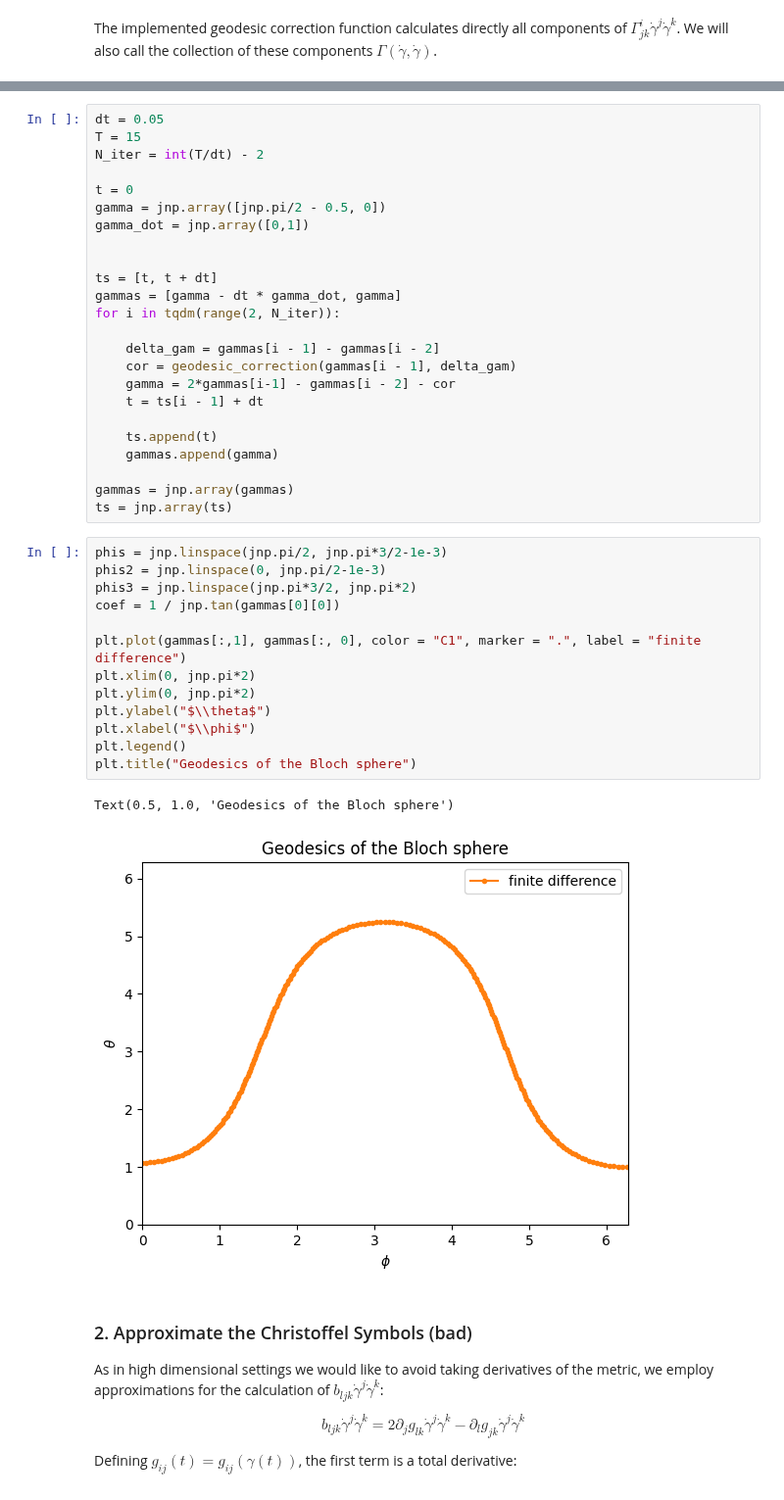
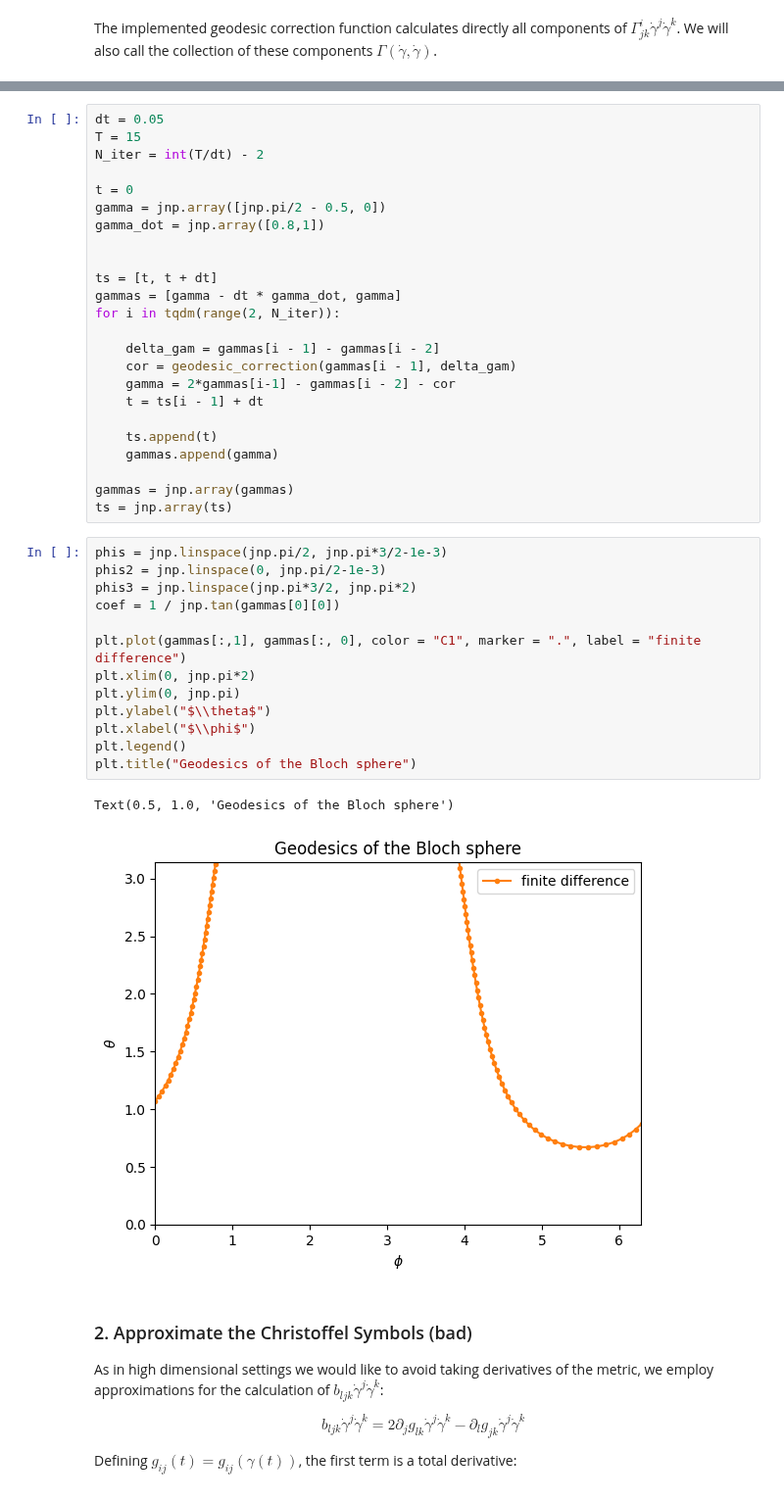
Before and after one commit to evanwonisch/NeuralQuantumStates, a Jupyter notebook: run/geodesics/bloch_sphere.ipynb, the cells around one changed output, grey strips where cells are left out. Shown at 98% size. Drawn from its saved outputs; the diff is of its cells as text.

```diff
--- a/run/geodesics/bloch_sphere.ipynb
+++ b/run/geodesics/bloch_sphere.ipynb
@@ -116,7 +115,7 @@ N_iter = int(T/dt) - 2
 
 t = 0
 gamma = jnp.array([jnp.pi/2 - 0.5, 0])
-gamma_dot = jnp.array([0,1])
+gamma_dot = jnp.array([0.8,1])
 
 
 ts = [t, t + dt]
@@ -136,19 +135,19 @@ ts = jnp.array(ts)
 # %%
 phis = jnp.linspace(jnp.pi/2, jnp.pi*3/2-1e-3)
 phis2 = jnp.linspace(0, jnp.pi/2-1e-3)
 phis3 = jnp.linspace(jnp.pi*3/2, jnp.pi*2)
 coef = 1 / jnp.tan(gammas[0][0])
 
 plt.plot(gammas[:,1], gammas[:, 0], color = "C1", marker = ".", label = "finite difference")
 plt.xlim(0, jnp.pi*2)
-plt.ylim(0, jnp.pi*2)
+plt.ylim(0, jnp.pi)
 plt.ylabel("$\\theta$")
 plt.xlabel("$\\phi$")
 plt.legend()
 plt.title("Geodesics of the Bloch sphere")
 # %% [output]
 Text(0.5, 1.0, 'Geodesics of the Bloch sphere')
-[figure, old version]
+[figure, new version]
 # %% [markdown]
 ### 2. Approximate the Christoffel Symbols (bad)
 As in high dimensional settings we would like to avoid taking derivatives of the metric, we employ approximations for the calculation of $b_{ljk}\dot{\gamma}^j\dot{\gamma}^k$:
```
Also changed, not shown: parts of 3 cells of this notebook, 2 other files.
